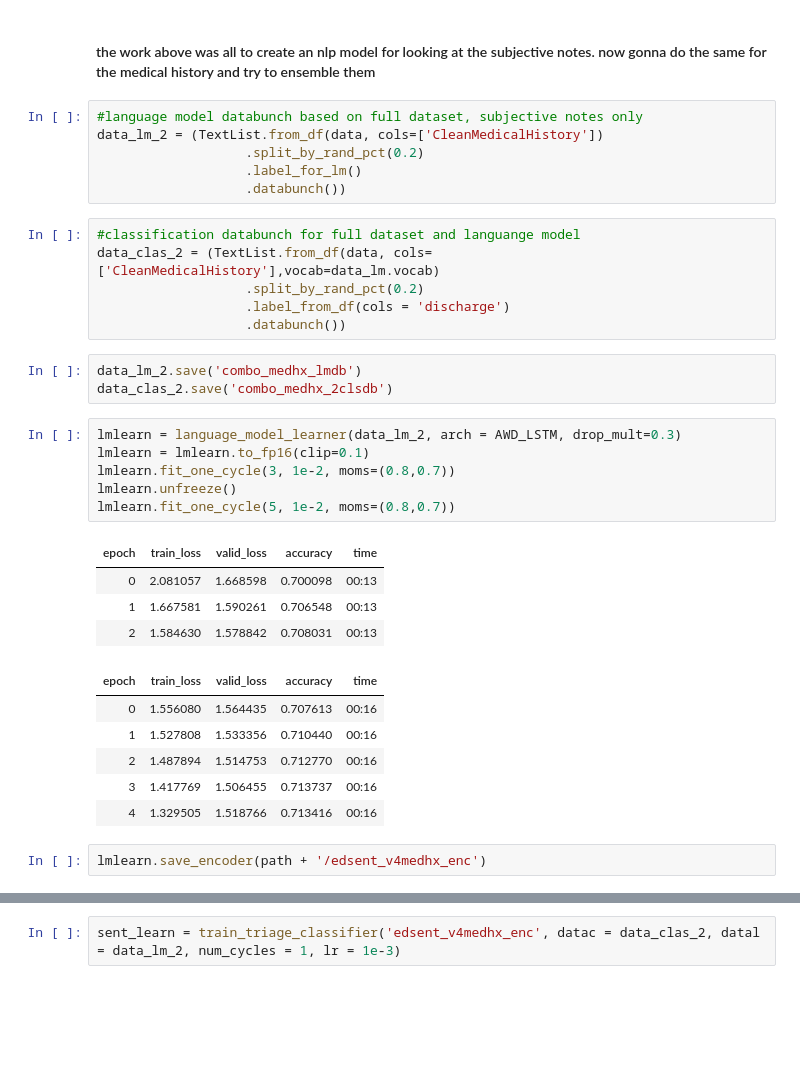
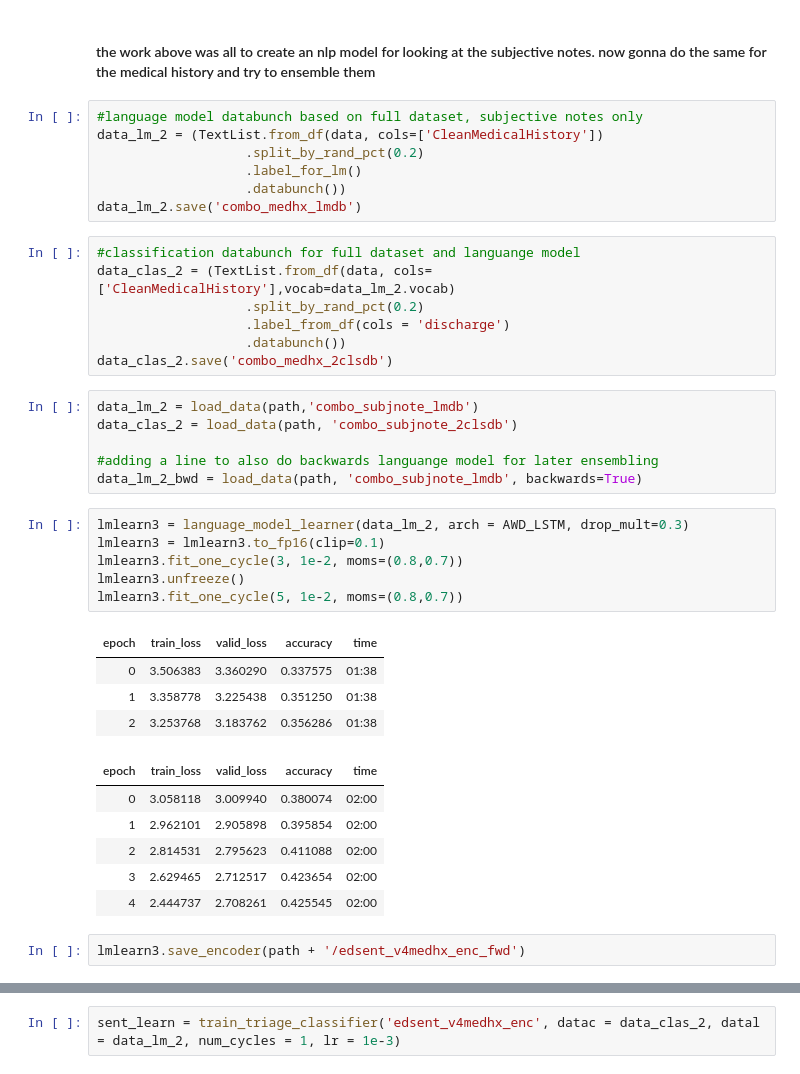
Before and after one commit to Jaskolk/ed-triage, a Jupyter notebook: ED_triage_sentiment_v4.ipynb, the cells around one changed output, grey strips where cells are left out. Cells and saved outputs as stored; diff of their text form; blank space fills up the shorter version.

```diff
--- a/ED_triage_sentiment_v4.ipynb
+++ b/ED_triage_sentiment_v4.ipynb
@@ -245,31 +363,36 @@ data_lm_2 = (TextList.from_df(data, cols=['CleanMedicalHistory'])
                    .split_by_rand_pct(0.2)
                    .label_for_lm()
                    .databunch())
+data_lm_2.save('combo_medhx_lmdb')
 # %%
 #classification databunch for full dataset and languange model
-data_clas_2 = (TextList.from_df(data, cols=['CleanMedicalHistory'],vocab=data_lm.vocab)
+data_clas_2 = (TextList.from_df(data, cols=['CleanMedicalHistory'],vocab=data_lm_2.vocab)
                    .split_by_rand_pct(0.2)
                    .label_from_df(cols = 'discharge')
                    .databunch())
+data_clas_2.save('combo_medhx_2clsdb')
-# %%
-data_lm_2.save('combo_medhx_lmdb')
-data_clas_2.save('combo_medhx_2clsdb')
+# %%
+data_lm_2 = load_data(path,'combo_subjnote_lmdb')
+data_clas_2 = load_data(path, 'combo_subjnote_2clsdb')
+
+#adding a line to also do backwards languange model for later ensembling
+data_lm_2_bwd = load_data(path, 'combo_subjnote_lmdb', backwards=True)
 # %%
-lmlearn = language_model_learner(data_lm_2, arch = AWD_LSTM, drop_mult=0.3)
-lmlearn = lmlearn.to_fp16(clip=0.1)
-lmlearn.fit_one_cycle(3, 1e-2, moms=(0.8,0.7))
-lmlearn.unfreeze()
-lmlearn.fit_one_cycle(5, 1e-2, moms=(0.8,0.7))
+lmlearn3 = language_model_learner(data_lm_2, arch = AWD_LSTM, drop_mult=0.3)
+lmlearn3 = lmlearn3.to_fp16(clip=0.1)
+lmlearn3.fit_one_cycle(3, 1e-2, moms=(0.8,0.7))
+lmlearn3.unfreeze()
+lmlearn3.fit_one_cycle(5, 1e-2, moms=(0.8,0.7))
 # %% [output]
 | epoch | train_loss | valid_loss | accuracy | time |
-| 0 | 2.081057 | 1.668598 | 0.700098 | 00:13 |
-| 1 | 1.667581 | 1.590261 | 0.706548 | 00:13 |
-| 2 | 1.584630 | 1.578842 | 0.708031 | 00:13 |
+| 0 | 3.506383 | 3.360290 | 0.337575 | 01:38 |
+| 1 | 3.358778 | 3.225438 | 0.351250 | 01:38 |
+| 2 | 3.253768 | 3.183762 | 0.356286 | 01:38 |
 | epoch | train_loss | valid_loss | accuracy | time |
-| 0 | 1.556080 | 1.564435 | 0.707613 | 00:16 |
-| 1 | 1.527808 | 1.533356 | 0.710440 | 00:16 |
-| 2 | 1.487894 | 1.514753 | 0.712770 | 00:16 |
-| 3 | 1.417769 | 1.506455 | 0.713737 | 00:16 |
-| 4 | 1.329505 | 1.518766 | 0.713416 | 00:16 |
+| 0 | 3.058118 | 3.009940 | 0.380074 | 02:00 |
+| 1 | 2.962101 | 2.905898 | 0.395854 | 02:00 |
+| 2 | 2.814531 | 2.795623 | 0.411088 | 02:00 |
+| 3 | 2.629465 | 2.712517 | 0.423654 | 02:00 |
+| 4 | 2.444737 | 2.708261 | 0.425545 | 02:00 |
 # %%
-lmlearn.save_encoder(path + '/edsent_v4medhx_enc')
+lmlearn3.save_encoder(path + '/edsent_v4medhx_enc_fwd')
```
Also changed, not shown: parts of 20 cells of this notebook.
